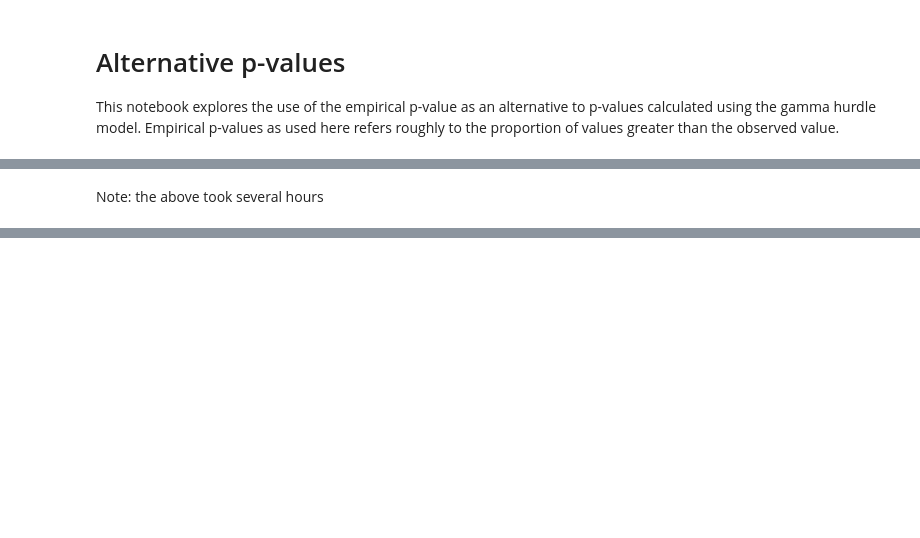
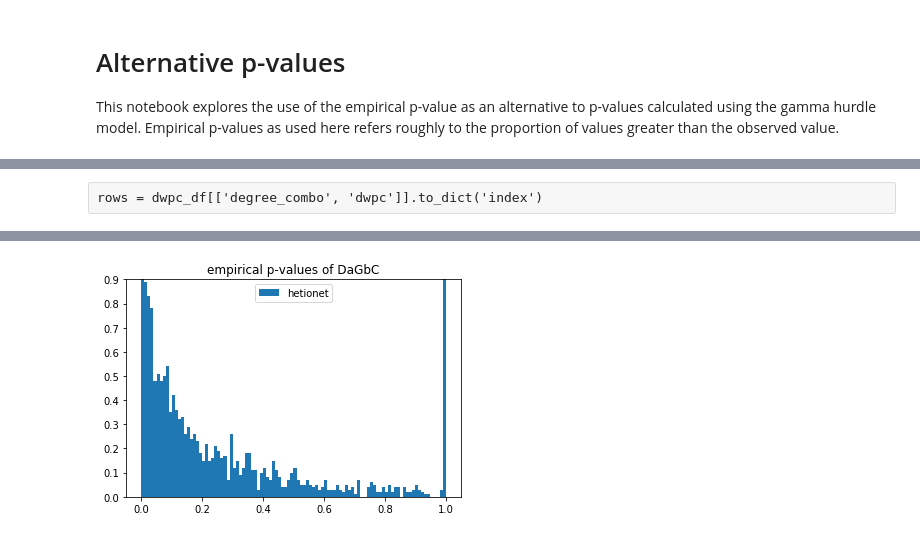
Before and after one commit to greenelab/connectivity-search-analyses, a Jupyter notebook: explore/p-value/empirical-p.ipynb, the cells around one changed output, grey strips where cells are left out. Drawn from its saved outputs; the diff is of its cells as text; code cells hidden in the pictures; blank space fills up the shorter version.

```diff
--- a/explore/p-value/empirical-p.ipynb
+++ b/explore/p-value/empirical-p.ipynb
@@ -57,15 +57,15 @@ def metapath_to_full_dgp(hetmat, metapath):
                 dgp_list.extend(degree_to_dgp[degree_combo])
     return perm_dgp
 # %%
-def empirical_p(permuted_nonzero_values, observed_value):
+def empirical_p(permuted_values, observed_value):
     # Empirical p-value is adjusted to minimize misestimation. More conservative so that p!=0.
     # (sum(abs(avgdiff) > abs(obsdiff)) + 1) / (length(avgdiff) + 1)
     # http://doi.org/10.2202/1544-6115.1585
-    if isinstance(permuted_nonzero_values, list):
-        permuted_nonzero_values = numpy.array(permuted_nonzero_values)
+    if isinstance(permuted_values, list):
+        permuted_values = numpy.array(permuted_values)
     if isinstance(observed_value, list) or isinstance(observed_value, numpy.ndarray):
-        return numpy.array([empirical_p(permuted_nonzero_values, val) for val in observed_value])
-    return float(sum(permuted_nonzero_values >= observed_value) + 1) / (len(permuted_nonzero_values) + 1)
+        return numpy.array([empirical_p(permuted_values, val) for val in observed_value])
+    return float(sum(permuted_values >= observed_value) + 1) / (len(permuted_values) + 1)
 # %%
 %%time
 
@@ -89,2 +82,0 @@ with concurrent.futures.ProcessPoolExecutor(6) as executor:
-# %% [markdown]
-Note: the above took several hours
@@ -99,0 +83,18 @@ rows_df['p_value'] = rows_df['percent_nz'] * rows_df['unscaled_p']
+# %% [raw]
+rows = dwpc_df[['degree_combo', 'dwpc']].to_dict('index')
+# %%
+%%time
+dwpc_sample = dwpc_df.sample(10000)
+rows = dwpc_sample[['degree_combo', 'dwpc']].to_dict('index')
+with concurrent.futures.ProcessPoolExecutor(6) as executor:
+    for index, row in tqdm.tqdm(rows.items()):
+        row['p_value'] = executor.submit(empirical_p, perm_dgp[row['degree_combo']], row['dwpc'])
+
+rows_df = pandas.DataFrame.from_dict(rows, orient='index')
+rows_df['unscaled_p'] = rows_df['p_value'].apply(lambda x: x.result())
+
+plt.title(f"empirical p-values of {metapath}")
+heights, bins, _ = plt.hist(rows_df['unscaled_p'], bins=bins, density=True, label='hetionet')
+plt.legend()
+plt.ylim((0, heights[0:-1].max()));
+# %% [output]
@@ -99,0 +103 @@ rows_df['p_value'] = rows_df['percent_nz'] * rows_df['unscaled_p']
+[figure, added]
```
Also changed, not shown: parts of 13 cells of this notebook.
